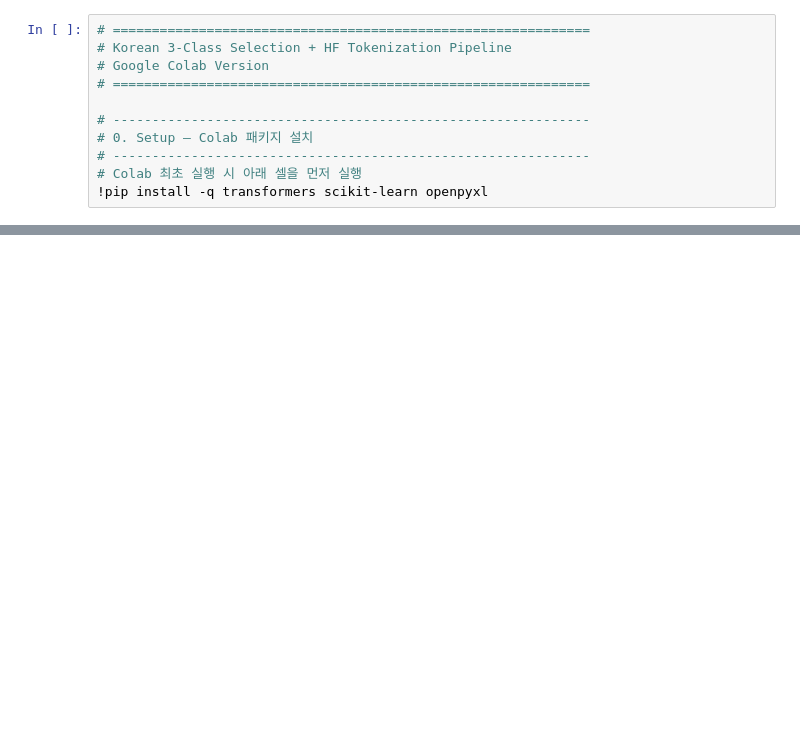
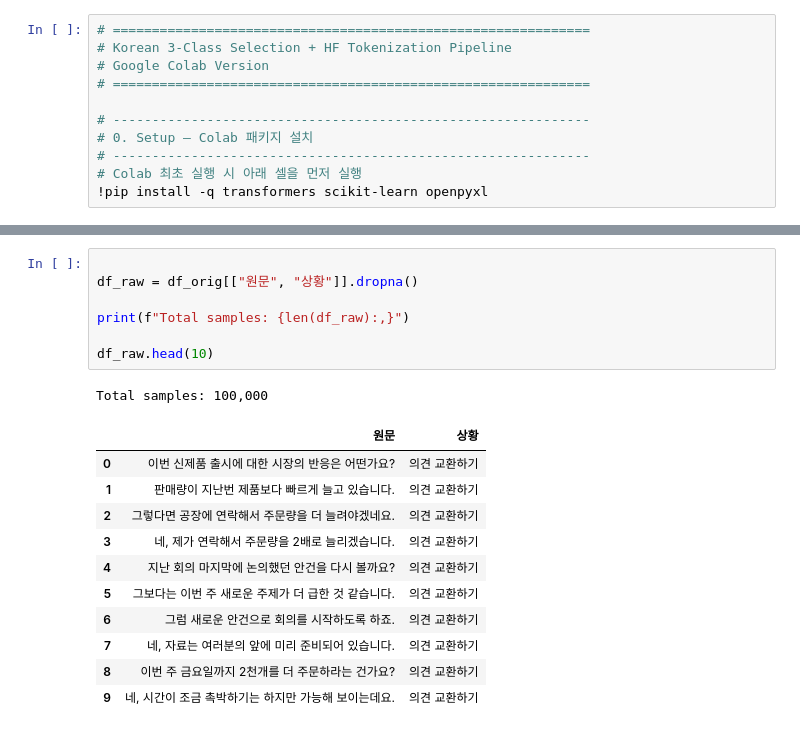
Before and after one commit to hongsukyi/nlp, a Jupyter notebook: deeplearnig_3days/s_colab01_subword.ipynb, the cells around one changed output, grey strips where cells are left out. Saved outputs shown, nothing was run; the diff lists cells and outputs as text; blank space fills up the shorter version.

```diff
--- a/deeplearnig_3days/s_colab01_subword.ipynb
+++ b/deeplearnig_3days/s_colab01_subword.ipynb
@@ -11,0 +78,20 @@
+# %%
+
+df_raw = df_orig[["원문", "상황"]].dropna()
+
+print(f"Total samples: {len(df_raw):,}")
+
+df_raw.head(10)
+# %% [output]
+Total samples: 100,000
+|  | 원문 | 상황 |
+| 0 | 이번 신제품 출시에 대한 시장의 반응은 어떤가요? | 의견 교환하기 |
+| 1 | 판매량이 지난번 제품보다 빠르게 늘고 있습니다. | 의견 교환하기 |
+| 2 | 그렇다면 공장에 연락해서 주문량을 더 늘려야겠네요. | 의견 교환하기 |
+| 3 | 네, 제가 연락해서 주문량을 2배로 늘리겠습니다. | 의견 교환하기 |
+| 4 | 지난 회의 마지막에 논의했던 안건을 다시 볼까요? | 의견 교환하기 |
+| 5 | 그보다는 이번 주 새로운 주제가 더 급한 것 같습니다. | 의견 교환하기 |
+| 6 | 그럼 새로운 안건으로 회의를 시작하도록 하죠. | 의견 교환하기 |
+| 7 | 네, 자료는 여러분의 앞에 미리 준비되어 있습니다. | 의견 교환하기 |
+| 8 | 이번 주 금요일까지 2천개를 더 주문하라는 건가요? | 의견 교환하기 |
+| 9 | 네, 시간이 조금 촉박하기는 하지만 가능해 보이는데요. | 의견 교환하기 |
```
Also changed, not shown: parts of 14 cells of this notebook.
